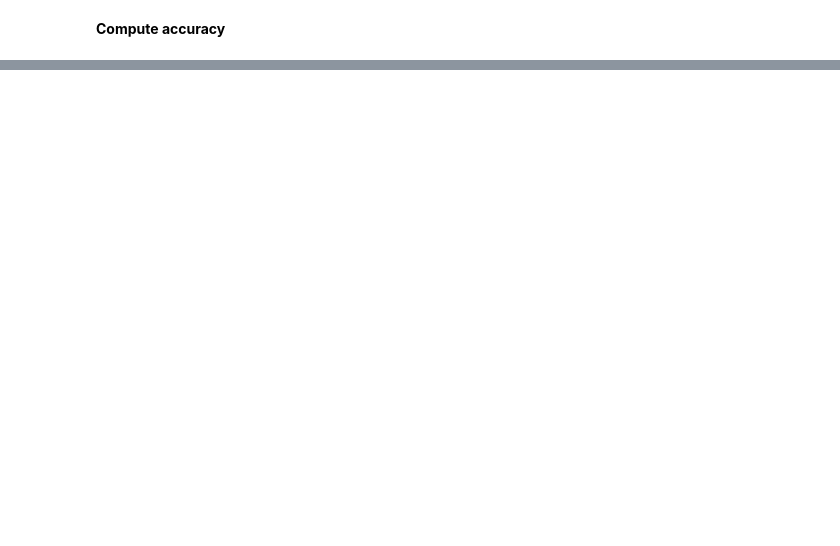
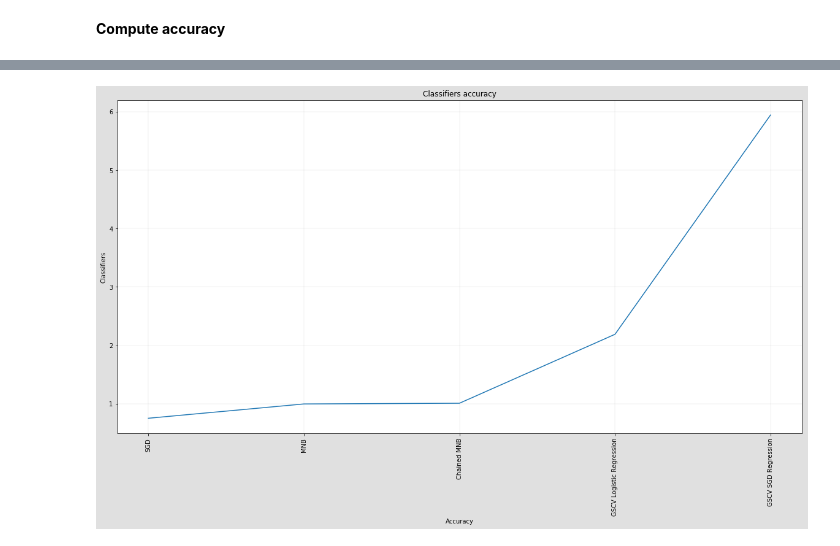
Before and after one commit to dataforcast/OC_Datascientist, a Jupyter notebook: P6/P6_SupervizedMethods.ipynb, the cells around one changed output, grey strips where cells are left out. Saved outputs shown, nothing was run; the diff lists cells and outputs as text; code cells hidden in the pictures; blank space fills up the shorter version.

Commit message:
P6 : supervized methods : use of 5 classifiers

```diff
--- a/P6/P6_SupervizedMethods.ipynb
+++ b/P6/P6_SupervizedMethods.ipynb
@@ -331,0 +267,2 @@ print("Mean score for Logistic regression classifier : "+str(score))
+# %%
+chained_classifier_mnb.fit(X_train , y_train)
@@ -331,0 +374,16 @@ print("Mean score for Logistic regression classifier : "+str(score))
+# %%
+from sklearn.model_selection import GridSearchCV
+from sklearn.linear_model import SGDClassifier
+from sklearn.multiclass import OneVsRestClassifier
+dict_param_grid = {
+    'estimator__alpha': [1e-7, 1e-6, 1e-5, 1e-4, 1e-3, 1e-2, 1e-1, 1e0],
+    'estimator__penalty': ['l2'],
+    'n_jobs': [-1]
+}
+
+estimator = OneVsRestClassifier(SGDClassifier())
+gscv_sgd_cls  = GridSearchCV(estimator, dict_param_grid, cv=5)
+gscv_sgd_cls.fit(X_train, y_train)
+
+print (gscv_sgd_cls.best_score_)
+print (gscv_sgd_cls.best_params_)
@@ -331,0 +427,7 @@ print("Mean score for Logistic regression classifier : "+str(score))
+# %%
+import p5_util
+file_name='./data/dict_cls_score.dump'
+dict_cls_score = p5_util.object_load(file_name)
+
+dict_cls_score['GSCV SGD Regression'] = gscv_sgd_cls.best_score_
+p5_util.object_dump(dict_cls_score, file_name)
@@ -331,0 +446,6 @@ print("Mean score for Logistic regression classifier : "+str(score))
+# %%
+import pandas as pd
+df_result = pd.DataFrame.from_dict( dict_cls_score, orient='index')
+df_result.reset_index(inplace=True)
+df_result.rename(columns={'index':'Classifier',0:'Score'}, inplace=True)
+df_result
@@ -331,0 +459,6 @@ print("Mean score for Logistic regression classifier : "+str(score))
+# %%
+import p6_util_plot
+title = "Classifiers accuracy"
+p6_util_plot.ser_item_occurency_plot(df_result.Classifier, df_result.Score*100, item_count=None, title=title)
+# %% [output]
+[figure, added]
```
Also changed, not shown: parts of 112 cells of this notebook, 5 other files.
